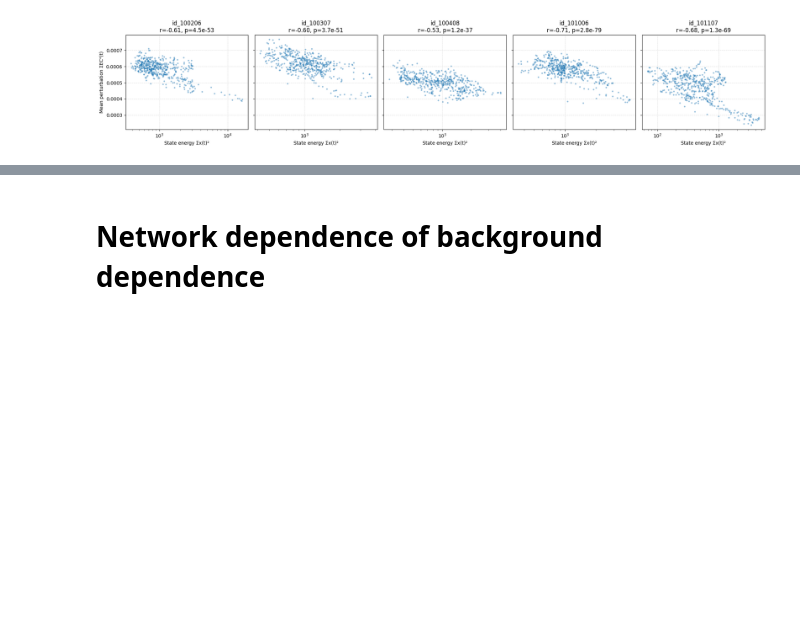
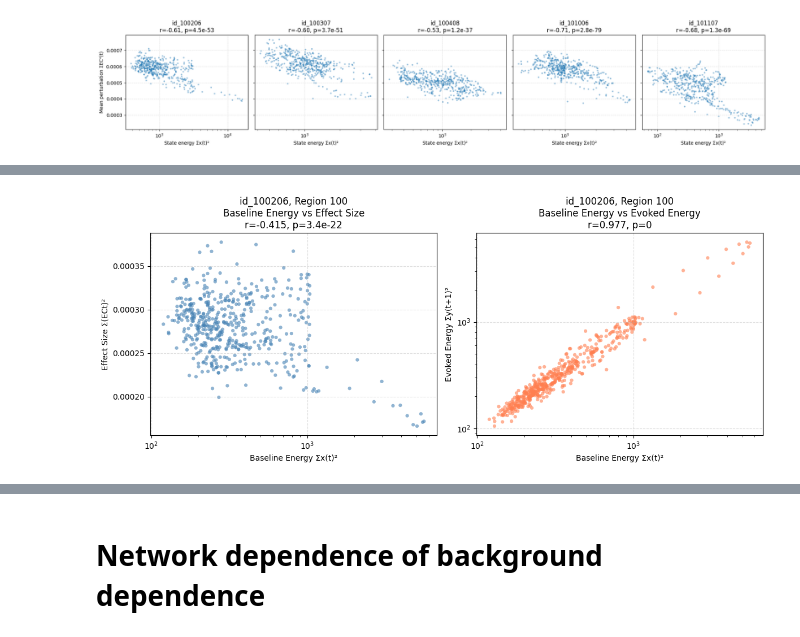
Before and after one commit to grabuffo/BrainStim_ANN_fMRI_HCP, a Jupyter notebook: notebooks/Background_dependence.ipynb, the cells around one changed output, grey strips where cells are left out. Saved outputs shown, nothing was run; the diff lists cells and outputs as text; code cells hidden in the pictures; blank space fills up the shorter version.

```diff
--- a/notebooks/Background_dependence.ipynb
+++ b/notebooks/Background_dependence.ipynb
@@ -183,0 +273,60 @@ plt.show()
+# %%
+# =====================================================
+# 📊 Scatter plots for specific subject and region
+# =====================================================
+
+# SELECT SUBJECT AND REGION
+sid = subjects[0]  # change this to desired subject
+reg = 100            # change this to desired region (0 to N-1)
+
+EC_t = ECts[sid]
+X = Xs[sid]
+M, N = EC_t.shape[0], EC_t.shape[1]
+
+# Baseline state energy at time t (use only first M samples to match EC_t)
+x_t = X[:M, -N:]  # last N entries = state at time t
+E_baseline = np.sum(x_t**2, axis=1)  # (M,)
+
+# Effect size for this region: L2 norm of perturbation across all nodes
+effect_size_reg = np.sum(EC_t[:, reg, :]**2, axis=1)  # (M,)
+
+# Evoked energy: baseline prediction + perturbation for this region
+model_path = os.path.join(models_dir, f"{sid}_MLP.pt")
+model = load_model(model_path, X[:M], EC_t.mean(axis=(1,2)))
+
+with torch.no_grad():
+    y_baseline = model(torch.tensor(X[:M], dtype=torch.float, device=device)).detach().cpu().numpy()  # (M, N)
+
+y_perturbed_reg = y_baseline + EC_t[:, reg, :]  # (M, N)
+E_evoked = np.sum(y_perturbed_reg**2, axis=1)  # (M,)
+
+# Create two subplots
+fig, (ax1, ax2) = plt.subplots(1, 2, figsize=(12, 5))
+
+# Plot 1: Baseline energy vs Effect size
+ax1.scatter(E_baseline, effect_size_reg, s=20, alpha=0.6, edgecolors='none', color='steelblue')
+r1, p1 = pearsonr(E_baseline, effect_size_reg)
+ax1.set_xlabel('Baseline Energy Σx(t)²')
+ax1.set_ylabel('Effect Size Σ(ECt)²')
+ax1.set_title(f'{sid}, Region {reg}\nBaseline Energy vs Effect Size\nr={r1:.3f}, p={p1:.2g}')
+ax1.grid(ls='--', alpha=0.4)
+ax1.set_xscale('log')
+
+# Plot 2: Baseline energy vs Evoked energy
+ax2.scatter(E_baseline, E_evoked, s=20, alpha=0.6, edgecolors='none', color='coral')
+r2, p2 = pearsonr(E_baseline, E_evoked)
+ax2.set_xlabel('Baseline Energy Σx(t)²')
+ax2.set_ylabel('Evoked Energy Σy(t+1)²')
+ax2.set_title(f'{sid}, Region {reg}\nBaseline Energy vs Evoked Energy\nr={r2:.3f}, p={p2:.2g}')
+ax2.grid(ls='--', alpha=0.4)
+ax2.set_xscale('log')
+ax2.set_yscale('log')
+
+plt.tight_layout()
+plt.show()
+
+del model
+gc.collect()
+torch.cuda.empty_cache()
+# %% [output]
+[figure, added]
```
Also changed, not shown: parts of 4 cells of this notebook.
